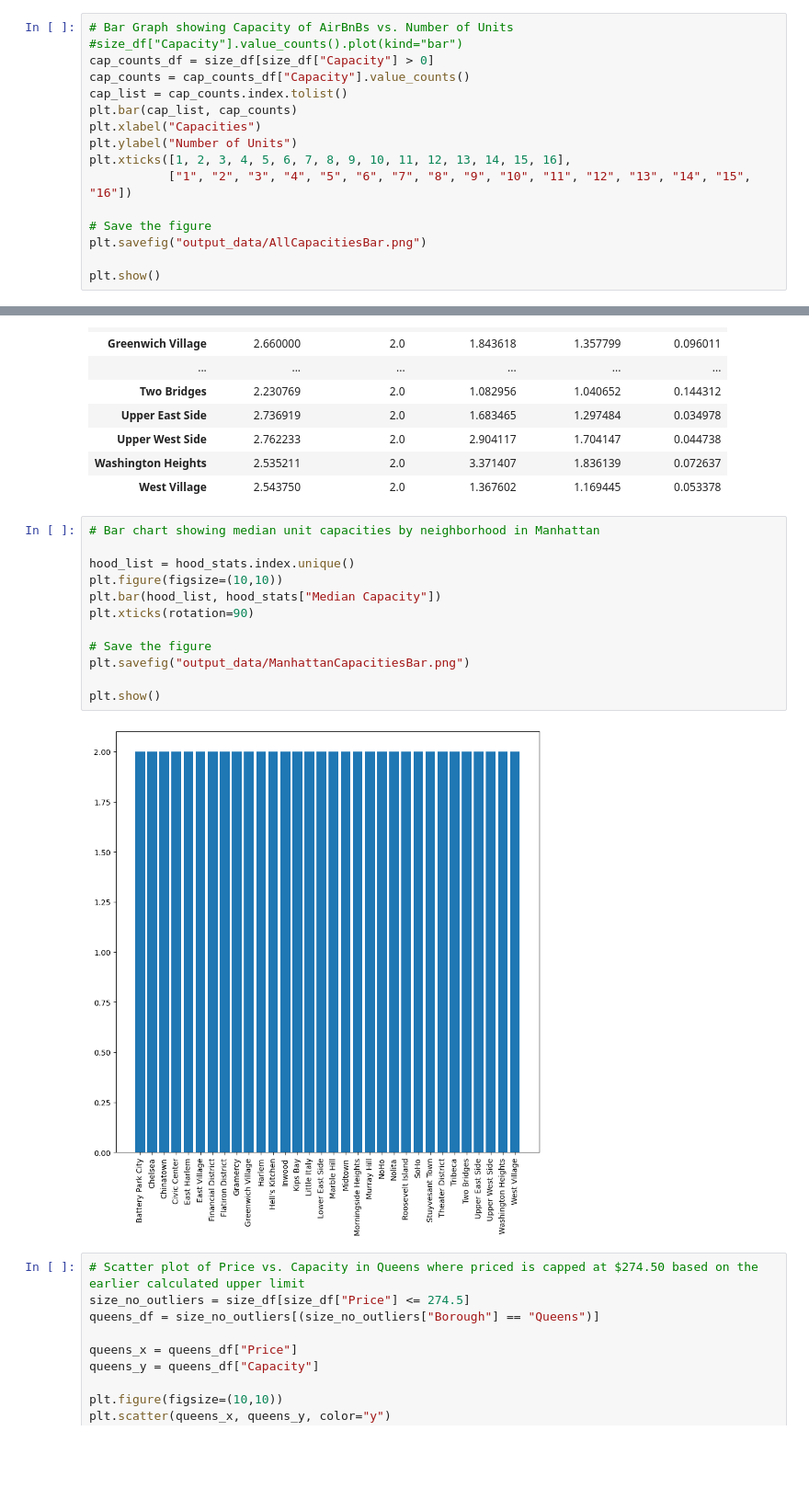
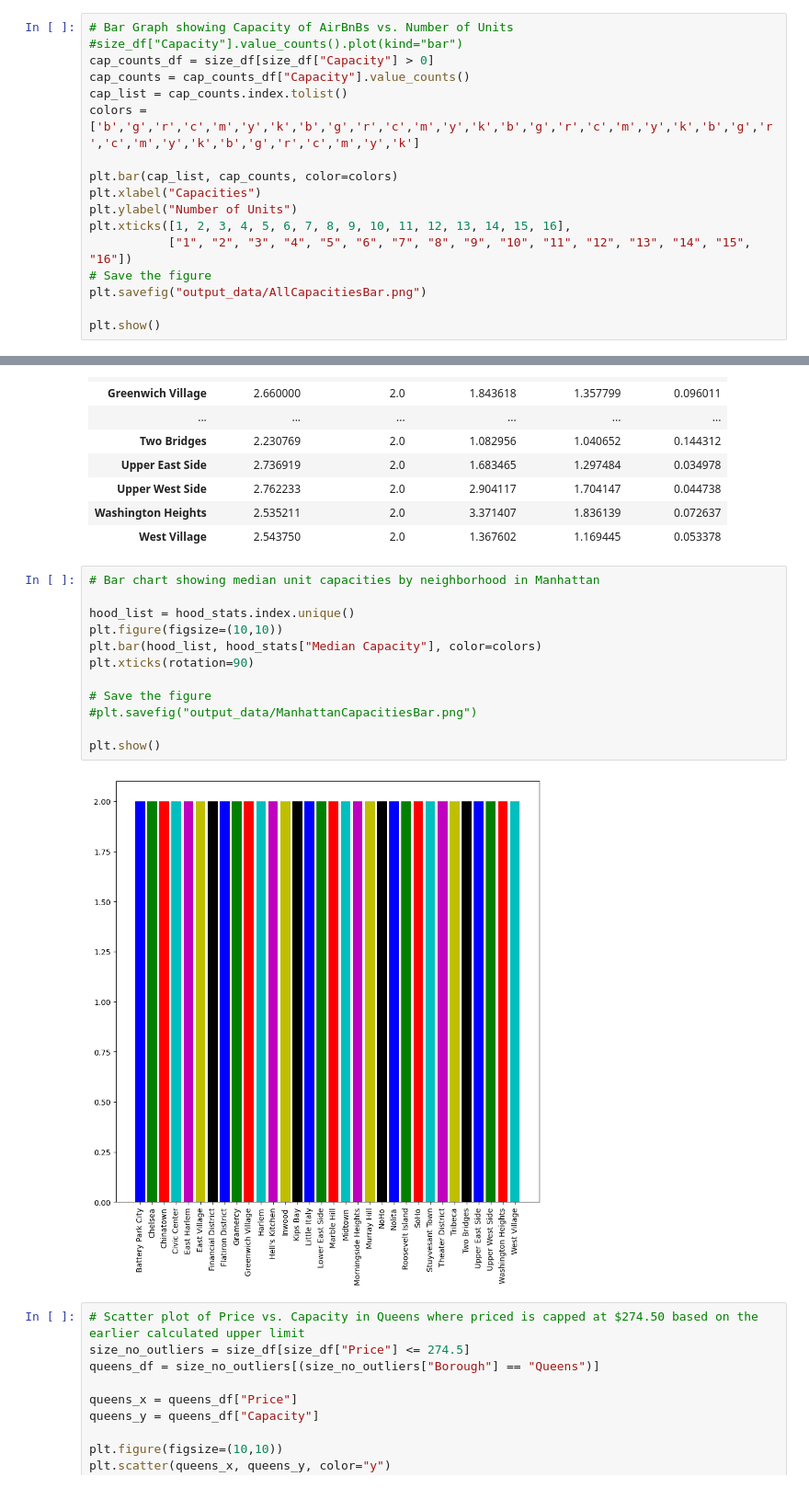
Before and after one commit to jdaiutolo7/Project-1, a Jupyter notebook: project1_michael.ipynb, the cells around one changed output, grey strips where cells are left out. Shown at 92% size. Cells and saved outputs as stored; diff of their text form; blank space fills up the shorter version.

Commit message:
More color

```diff
--- a/project1_michael.ipynb
+++ b/project1_michael.ipynb
@@ -72,12 +72,13 @@ size_df
 cap_counts_df = size_df[size_df["Capacity"] > 0]
 cap_counts = cap_counts_df["Capacity"].value_counts()
 cap_list = cap_counts.index.tolist()
-plt.bar(cap_list, cap_counts)
+colors = ['b','g','r','c','m','y','k','b','g','r','c','m','y','k','b','g','r','c','m','y','k','b','g','r','c','m','y','k','b','g','r','c','m','y','k']
+
+plt.bar(cap_list, cap_counts, color=colors)
 plt.xlabel("Capacities")
 plt.ylabel("Number of Units")
 plt.xticks([1, 2, 3, 4, 5, 6, 7, 8, 9, 10, 11, 12, 13, 14, 15, 16],
            ["1", "2", "3", "4", "5", "6", "7", "8", "9", "10", "11", "12", "13", "14", "15", "16"])
-
 # Save the figure
 plt.savefig("output_data/AllCapacitiesBar.png")
 
@@ -587,17 +588,17 @@ See the caveats in the documentation: https://pandas.pydata.org/pandas-docs/stab
 # %%
 # Bar chart showing median unit capacities by neighborhood in Manhattan
 
 hood_list = hood_stats.index.unique()
 plt.figure(figsize=(10,10))
-plt.bar(hood_list, hood_stats["Median Capacity"])
+plt.bar(hood_list, hood_stats["Median Capacity"], color=colors)
 plt.xticks(rotation=90)
 
 # Save the figure
-plt.savefig("output_data/ManhattanCapacitiesBar.png")
+#plt.savefig("output_data/ManhattanCapacitiesBar.png")
 
 plt.show()
 # %% [output]
-[figure, old version]
+[figure, new version]
 # %%
 # Scatter plot of Price vs. Capacity in Queens where priced is capped at $274.50 based on the earlier calculated upper limit
 size_no_outliers = size_df[size_df["Price"] <= 274.5]
```
Also changed, not shown: parts of 7 cells of this notebook, 3 other files.
